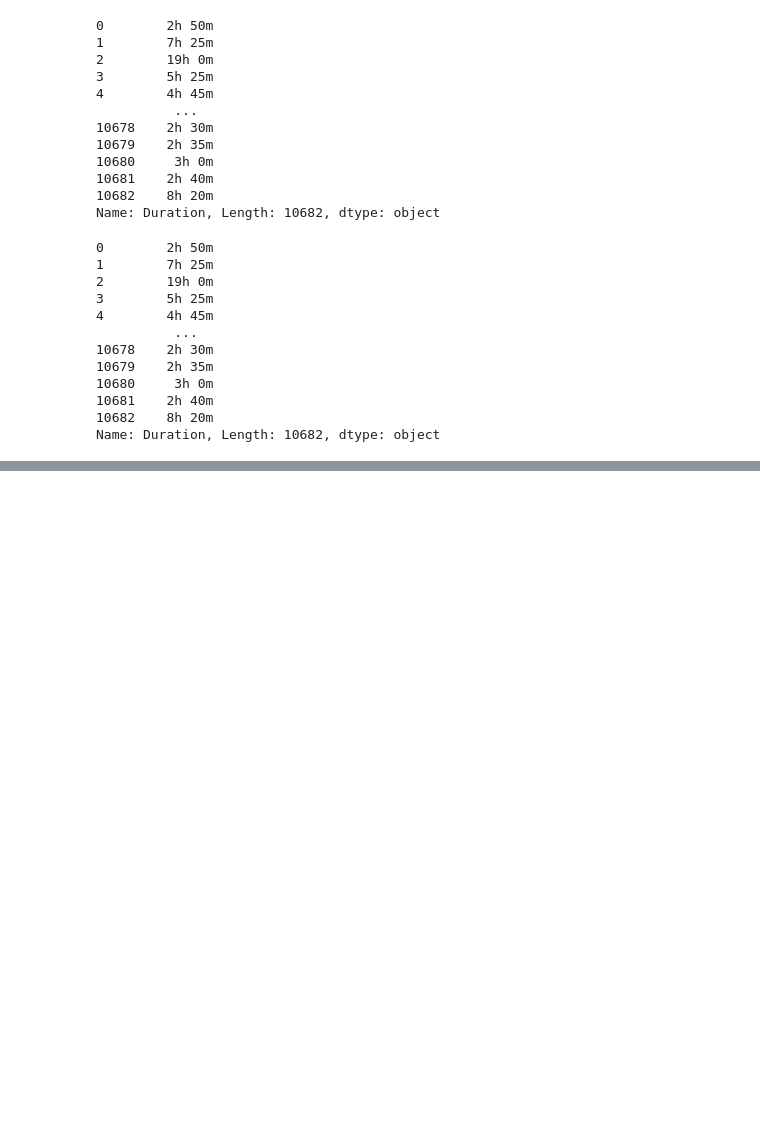
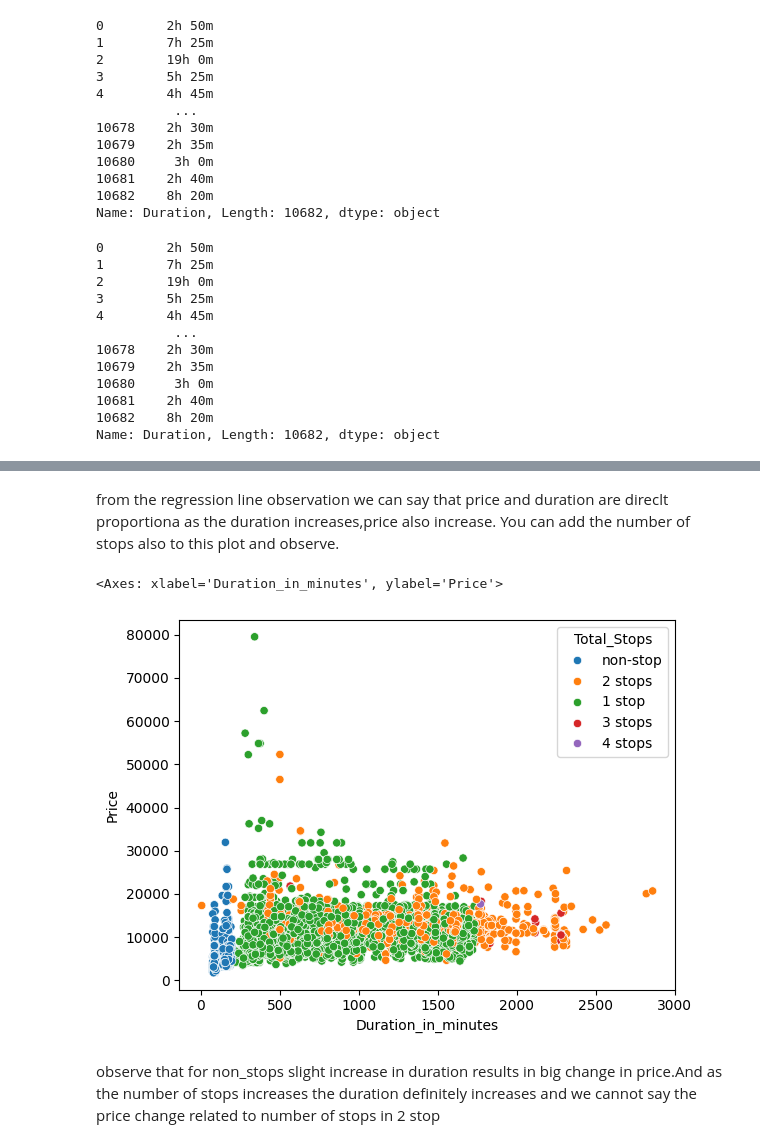
Before and after one commit to reyuvel/Airline_Ticket_Price_Prediction, a Jupyter notebook: DataCleaning/DataClean.ipynb, the cells around one changed output, grey strips where cells are left out. Cells and saved outputs as stored; diff of their text form; code cells hidden in the pictures; blank space fills up the shorter version.

```diff
--- a/DataCleaning/DataClean.ipynb
+++ b/DataCleaning/DataClean.ipynb
@@ -439,0 +485,9 @@ list
+# %% [markdown]
+from the regression line observation we can say that price and duration are direclt proportiona as the duration increases,price also increase. You can add the number of stops also to this plot and observe.
+# %%
+sns.scatterplot(x="Duration_in_minutes",y="Price", hue='Total_Stops',data=data_1)
+# %% [output]
+<Axes: xlabel='Duration_in_minutes', ylabel='Price'>
+[figure, added]
+# %% [markdown]
+observe that for non_stops slight increase in duration results in big change in price.And as the number of stops increases the duration definitely increases and we cannot say the price change related to number of stops in 2 stop
```
Also changed, not shown: parts of 19 cells of this notebook.
